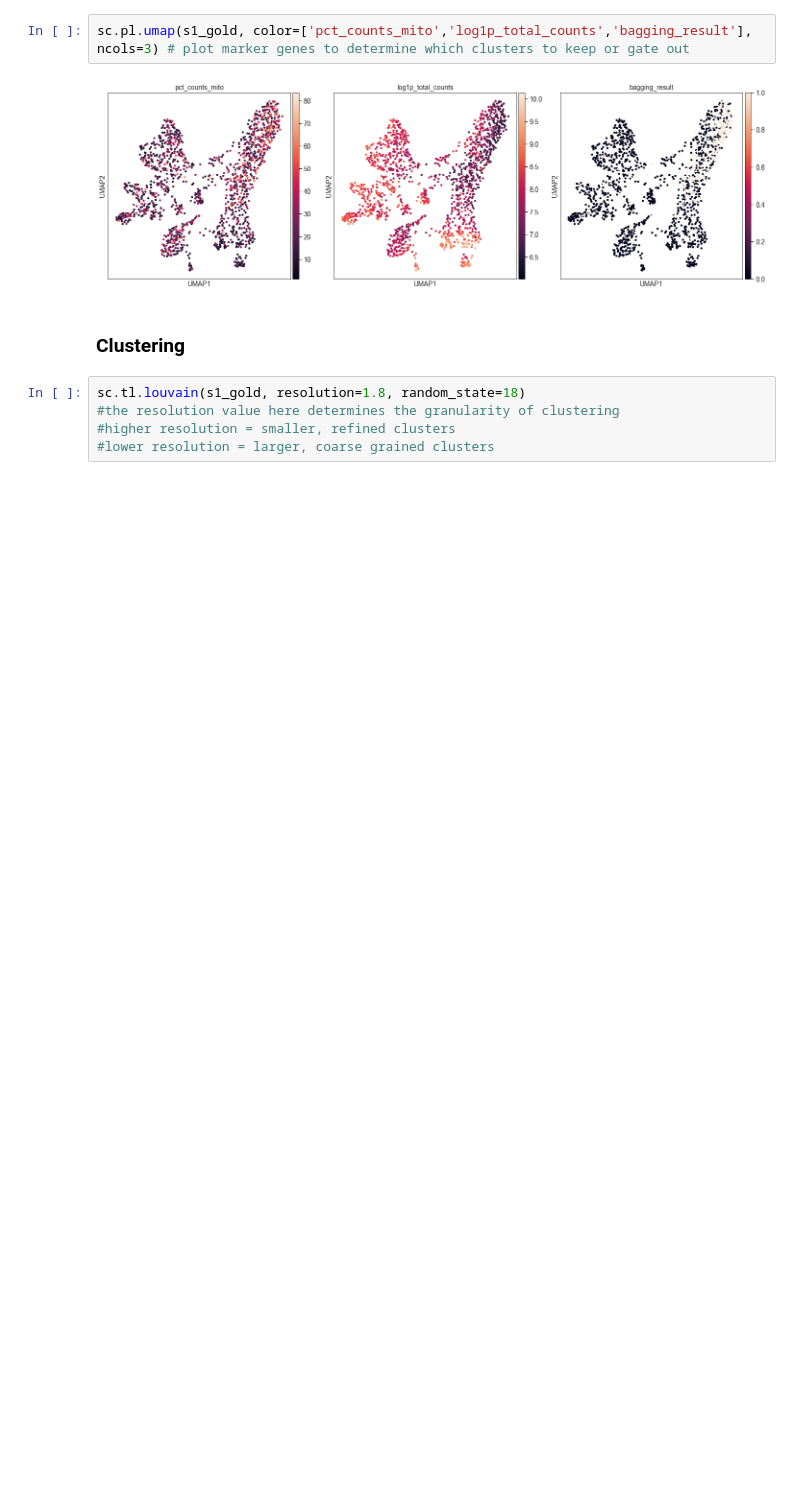
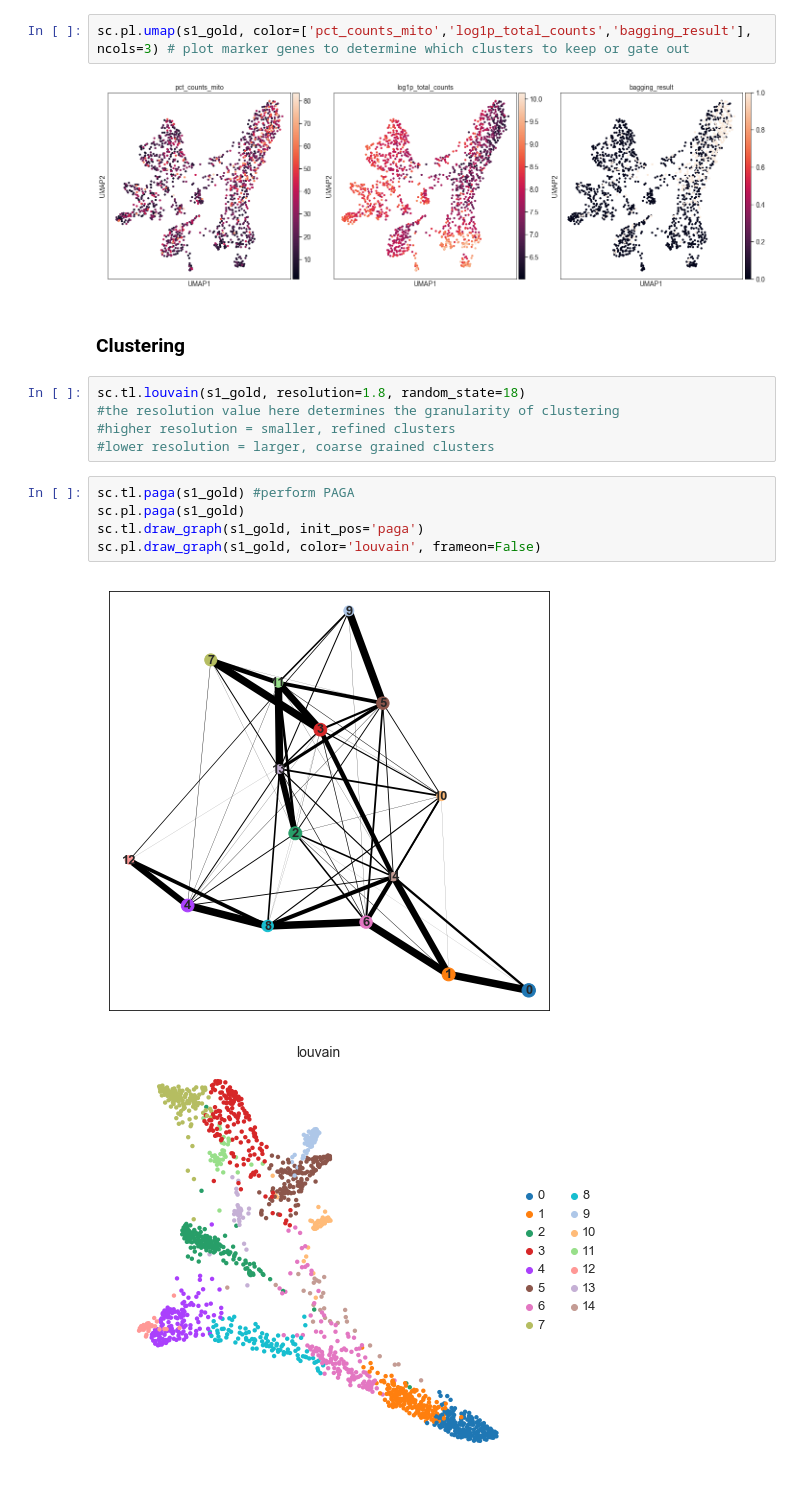
Before and after one commit to codyheiser/dropkick, a Jupyter notebook: testing/2771-AS-2-CTTGTA_S2_baggingtest.ipynb, the cells around one changed output. Saved outputs shown, nothing was run; the diff lists cells and outputs as text; blank space fills up the shorter version.

```diff
--- a/testing/2771-AS-2-CTTGTA_S2_baggingtest.ipynb
+++ b/testing/2771-AS-2-CTTGTA_S2_baggingtest.ipynb
@@ -303,4 +309,12 @@ sc.tl.louvain(s1_gold, resolution=1.8, random_state=18)
 #the resolution value here determines the granularity of clustering
 #higher resolution = smaller, refined clusters
 #lower resolution = larger, coarse grained clusters
+# %%
+sc.tl.paga(s1_gold) #perform PAGA
+sc.pl.paga(s1_gold)
+sc.tl.draw_graph(s1_gold, init_pos='paga')
+sc.pl.draw_graph(s1_gold, color='louvain', frameon=False)
+# %% [output]
+[figure, added]
+[figure, added]
 # %%
```
Also changed, not shown: parts of 17 cells of this notebook, 10 other files.
